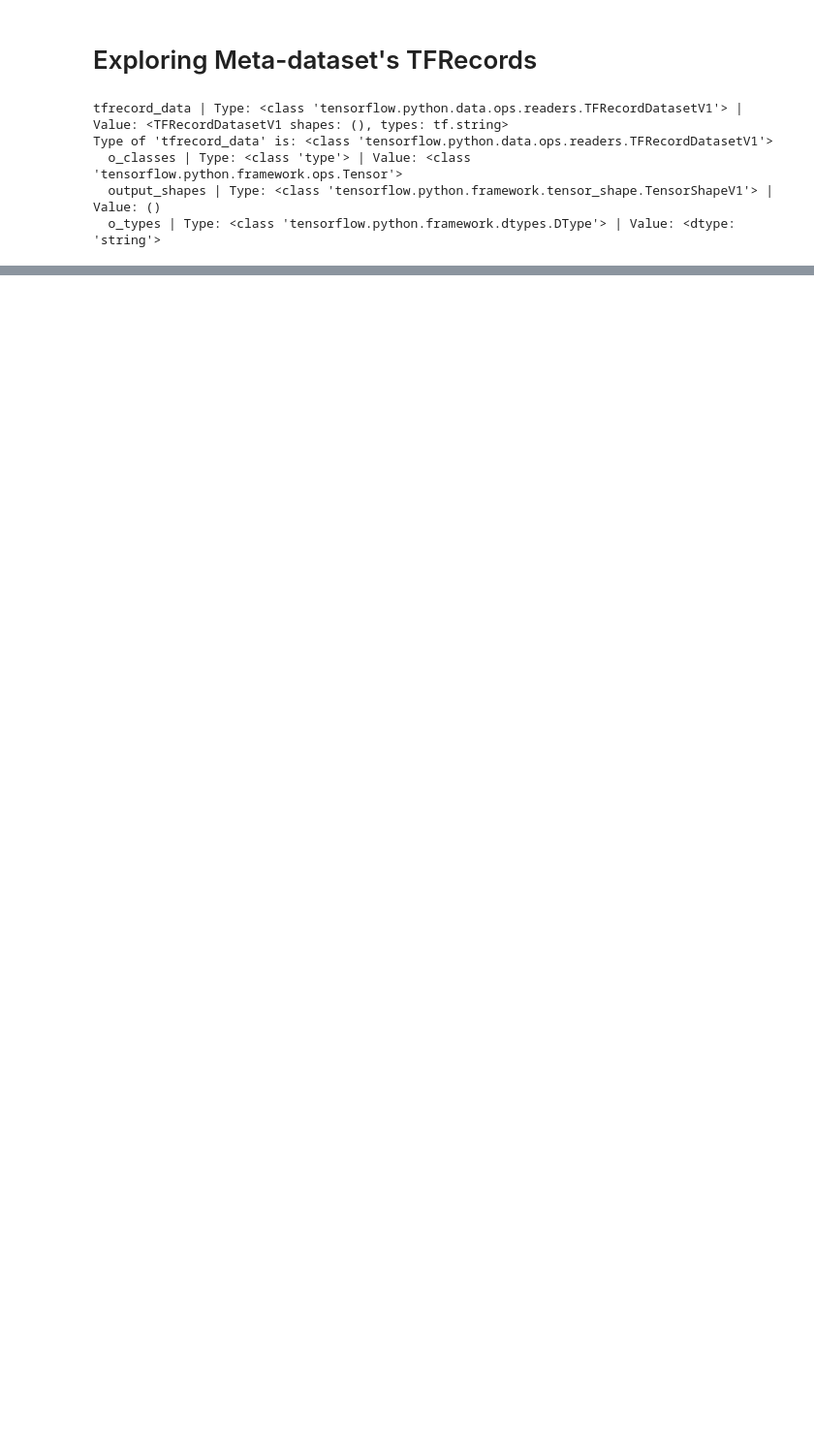
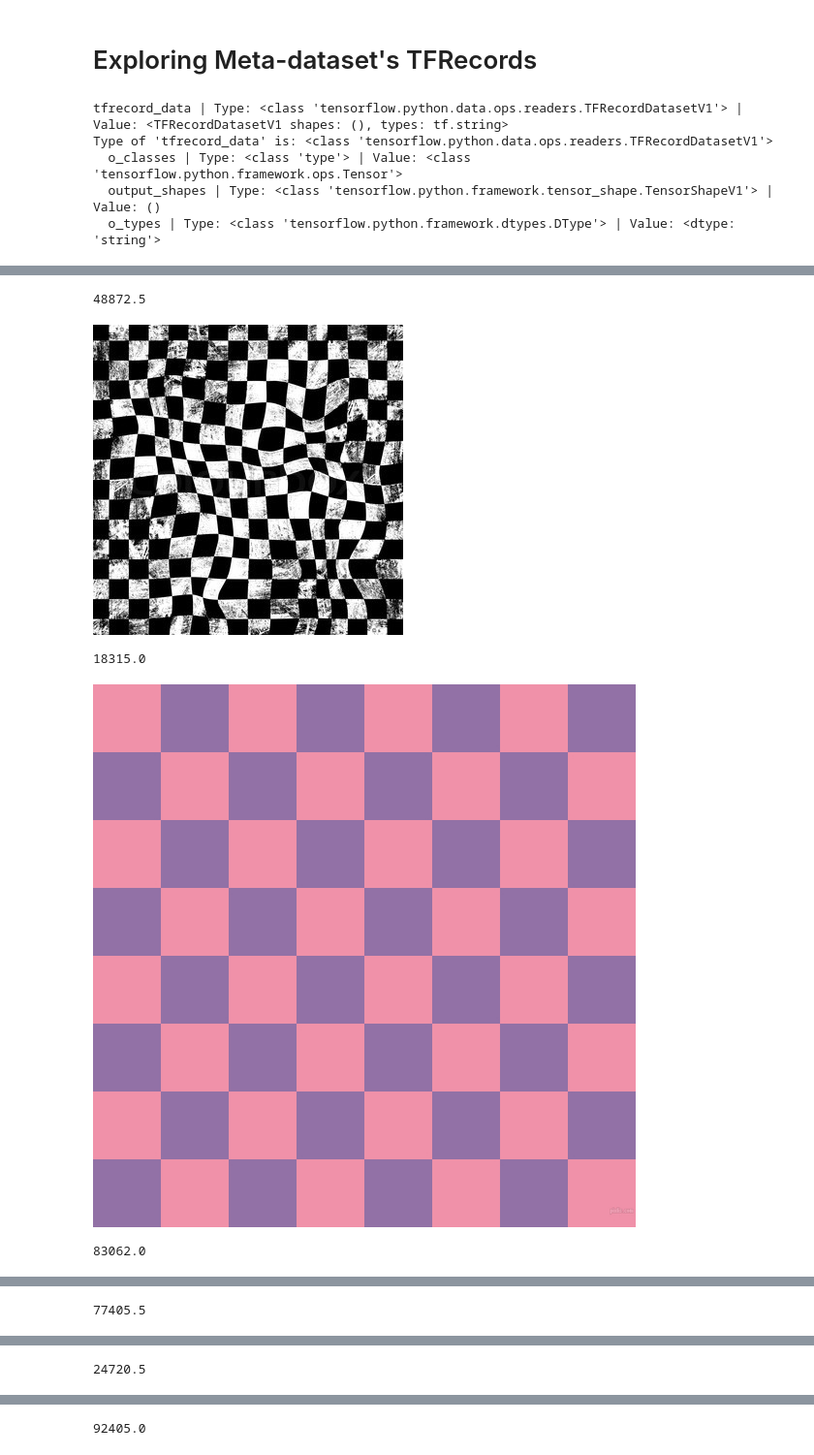
Before and after one commit to gomerudo/nas-dmrl, a Jupyter notebook: notebooks/Explore the tfrecords.ipynb, the cells around one changed output, grey strips where cells are left out. Shown at 97% size. Drawn from its saved outputs; the diff is of its cells as text; code cells hidden in the pictures; blank space fills up the shorter version.

```diff
--- a/notebooks/Explore the tfrecords.ipynb
+++ b/notebooks/Explore the tfrecords.ipynb
@@ -90,0 +71,13 @@ summary
+# %%
+# Create a description of the features.
+feature_description = {
+    'image': tf.FixedLenFeature([], dtype=tf.string),
+    'label': tf.FixedLenFeature([], tf.int64)
+}
+
+def _parse_image_function(example_proto):
+  # Parse the input tf.Example proto using the dictionary above.
+  return tf.parse_single_example(example_proto, feature_description)
+
+parsed_image_dataset = tfrecord_data.map(_parse_image_function)
+parsed_image_dataset
@@ -90,0 +86,22 @@ summary
+# %%
+import IPython.display as display
+import numpy as np
+count = 0
+COUNT_MAX = 10
+for image_features in parsed_image_dataset:
+    image_raw = image_features['image'].numpy()
+    arr = np.frombuffer(image_raw, dtype=np.uint8)
+    print(arr.shape[0]/2)
+    image = display.Image(data=image_raw)
+#     print(image.width)
+    display.display(image)
+#     print(image_raw)
+    if count > COUNT_MAX:
+        break
+    count += 1
+# %% [output]
+48872.5
+[figure, added]
+18315.0
+[figure, added]
+83062.0
@@ -90,0 +109 @@ summary
+77405.5
@@ -90,0 +111 @@ summary
+24720.5
@@ -90,0 +113 @@ summary
+92405.0
```
Also changed, not shown: parts of 5 cells of this notebook, 2 other files.
